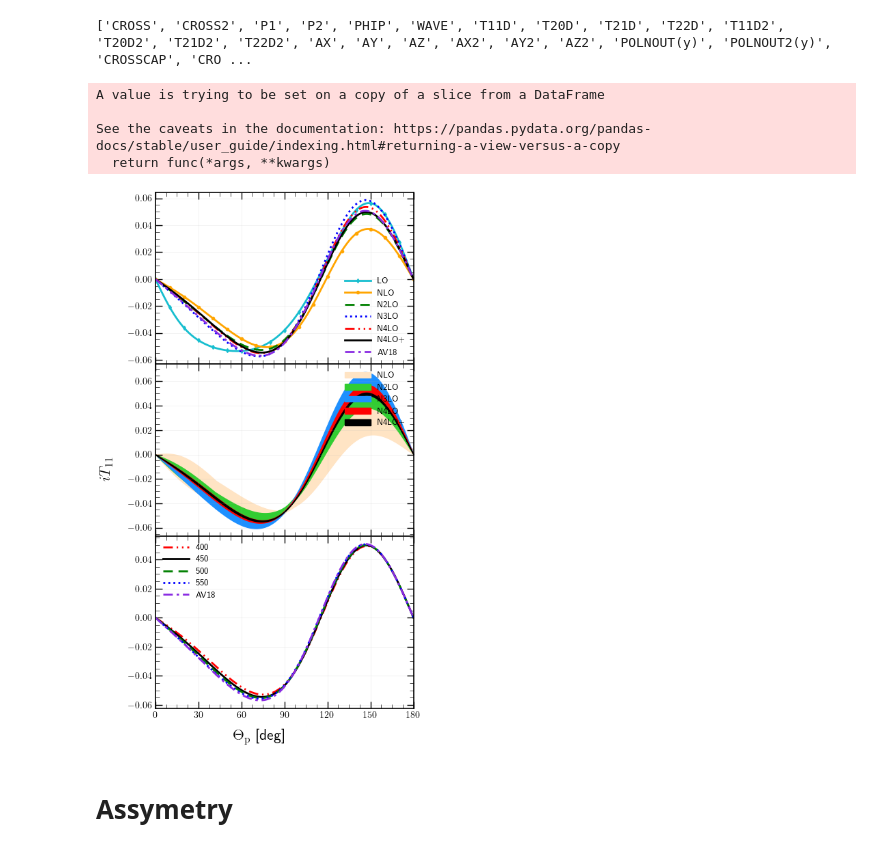
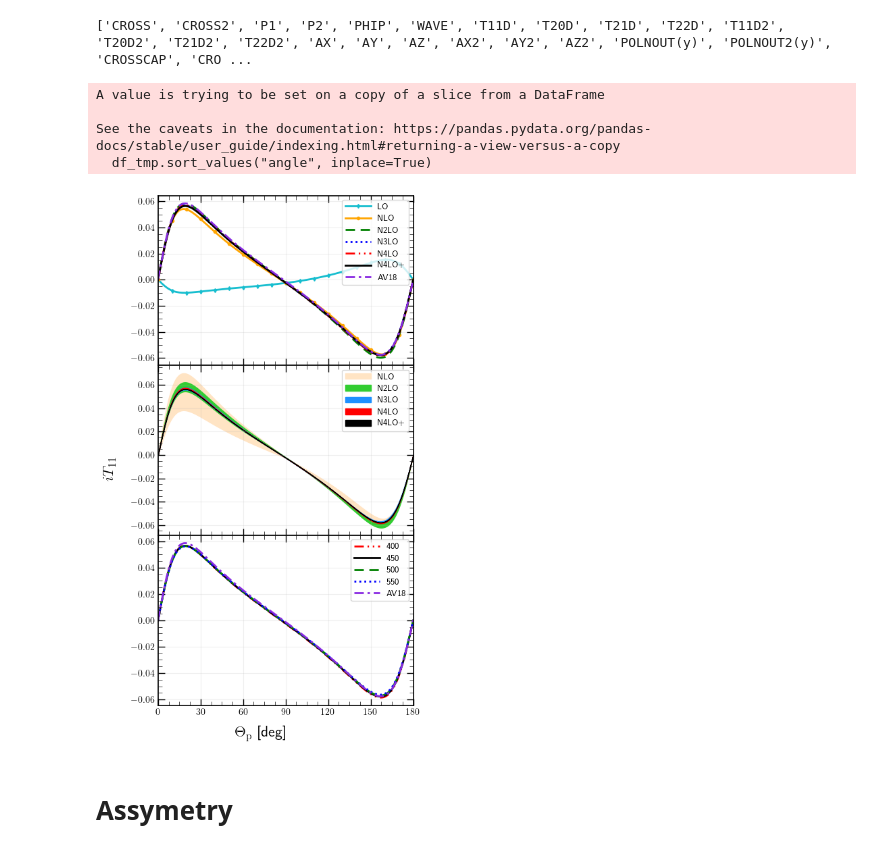
Before and after one commit to VitaliiUr/thesis, a Jupyter notebook: PlotData/figures_De.ipynb, the cells around one changed output. Drawn from its saved outputs; the diff is of its cells as text; code cells hidden in the pictures.

```diff
--- a/PlotData/figures_De.ipynb
+++ b/PlotData/figures_De.ipynb
@@ -25,7 +25,7 @@ mpl.rcParams['mathtext.bf'] = 'DejaVu Sans:bold'
 plt.rcParams["font.family"] = "sans-serif"
 plt.rcParams["font.sans-serif"] = "DejaVu Sans"
 
-plt.rc('text', usetex=False)
+plt.rc('text', usetex=True)
 plt.rcParams['axes.linewidth'] = 1.2
 mpl.rcParams['lines.linewidth'] = 2
 
@@ -817,8 +819,15 @@ def make_fig(obs, energy, cutoff, df, exp=None, wave="SIEGERT", ylabel=None, sav
             ax.plot(df_av18.angle, df_av18[obs],
                     **line_styles["AV18"], label="AV18")
         # style
+        # tmp
+        # if j == 1:
+        #     ax.legend(fontsize=9, handlelength=3, loc="upper center")
+        # else:
+        #     ax.legend(fontsize=9, handlelength=3, loc="best")
         ax.legend(fontsize=9, handlelength=3, loc="best")
-        # ax.legend(fontsize=9, handlelength=3, loc="lower center")
+
+        ax.xaxis.set_minor_locator(AutoMinorLocator())
+        ax.yaxis.set_minor_locator(AutoMinorLocator())
         ax.tick_params(which='minor', direction='in', length=4,
                     width=0.5, top=True, right=True)
         ax.tick_params(which='major', direction='in',
@@ -839,14 +848,14 @@ print(OBSERVABLES)
 # %%
 # for en in [100, 120]:
 #     ax, fig = make_fig("AX2", en, 450, df_my, save=True, ylabel="$\Sigma_\gamma$")
-ax, fig = make_fig("T11D2", 100, 450, df_my, save=True,
+ax, fig = make_fig("T11D2", 30, 450, df_my, save=True,
                    ylabel="$iT_{11}$")
 # %% [output]
 A value is trying to be set on a copy of a slice from a DataFrame
 
 See the caveats in the documentation: https://pandas.pydata.org/pandas-docs/stable/user_guide/indexing.html#returning-a-view-versus-a-copy
-  return func(*args, **kwargs)
+  df_tmp.sort_values("angle", inplace=True)
-[figure, old version]
+[figure, new version]
 # %% [markdown]
 # Assymetry
 # %%
```
Also changed, not shown: parts of 1 cell of this notebook, 12 other files.
